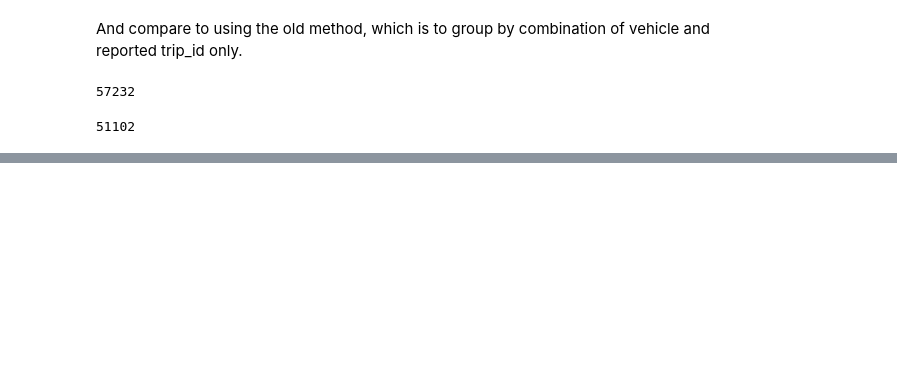
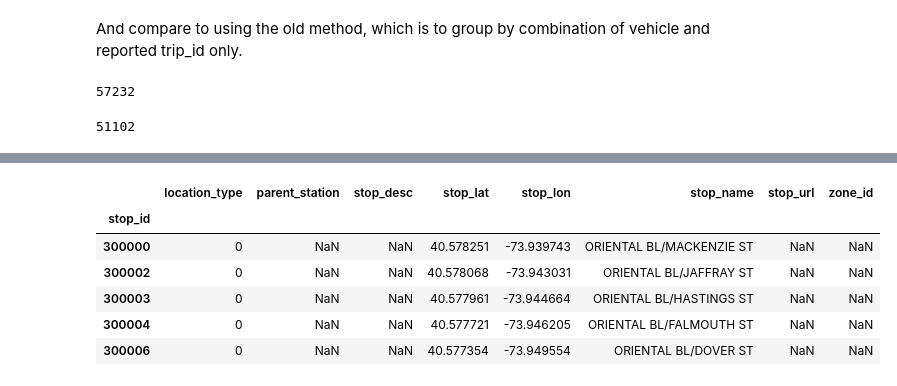
Before and after one commit to sarangof/Bus-Capstone, a Jupyter notebook: trip_relabeling_with_dest.ipynb, the cells around one changed output, grey strips where cells are left out. Cells and saved outputs as stored; diff of their text form; code cells hidden in the pictures; blank space fills up the shorter version.

```diff
--- a/trip_relabeling_with_dest.ipynb
+++ b/trip_relabeling_with_dest.ipynb
@@ -157,0 +181,10 @@ sum(bt_copy.groupby(level=(0,1,4)).size()>2)
+# %%
+stops = gtfs.load_stops('2015-12-03','gtfs/')
+# %% [output]
+|  | location_type | parent_station | stop_desc | stop_lat | stop_lon | stop_name | stop_url | zone_id |
+| stop_id |  |  |  |  |  |  |  |  |
+| 300000 | 0 | NaN | NaN | 40.578251 | -73.939743 | ORIENTAL BL/MACKENZIE ST | NaN | NaN |
+| 300002 | 0 | NaN | NaN | 40.578068 | -73.943031 | ORIENTAL BL/JAFFRAY ST | NaN | NaN |
+| 300003 | 0 | NaN | NaN | 40.577961 | -73.944664 | ORIENTAL BL/HASTINGS ST | NaN | NaN |
+| 300004 | 0 | NaN | NaN | 40.577721 | -73.946205 | ORIENTAL BL/FALMOUTH ST | NaN | NaN |
+| 300006 | 0 | NaN | NaN | 40.577354 | -73.949554 | ORIENTAL BL/DOVER ST | NaN | NaN |
```
Also changed, not shown: parts of 10 cells of this notebook, 2 other files.
